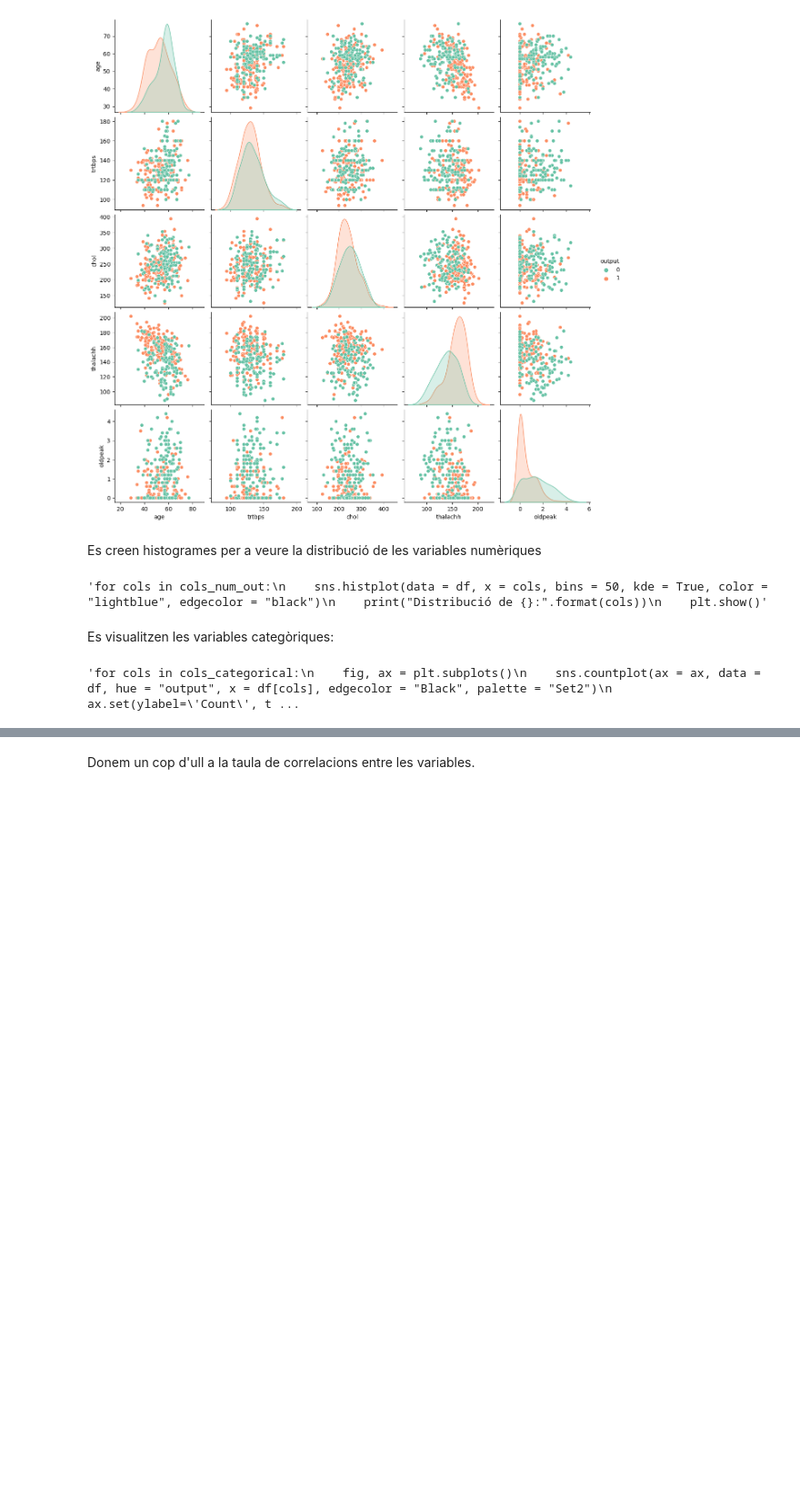
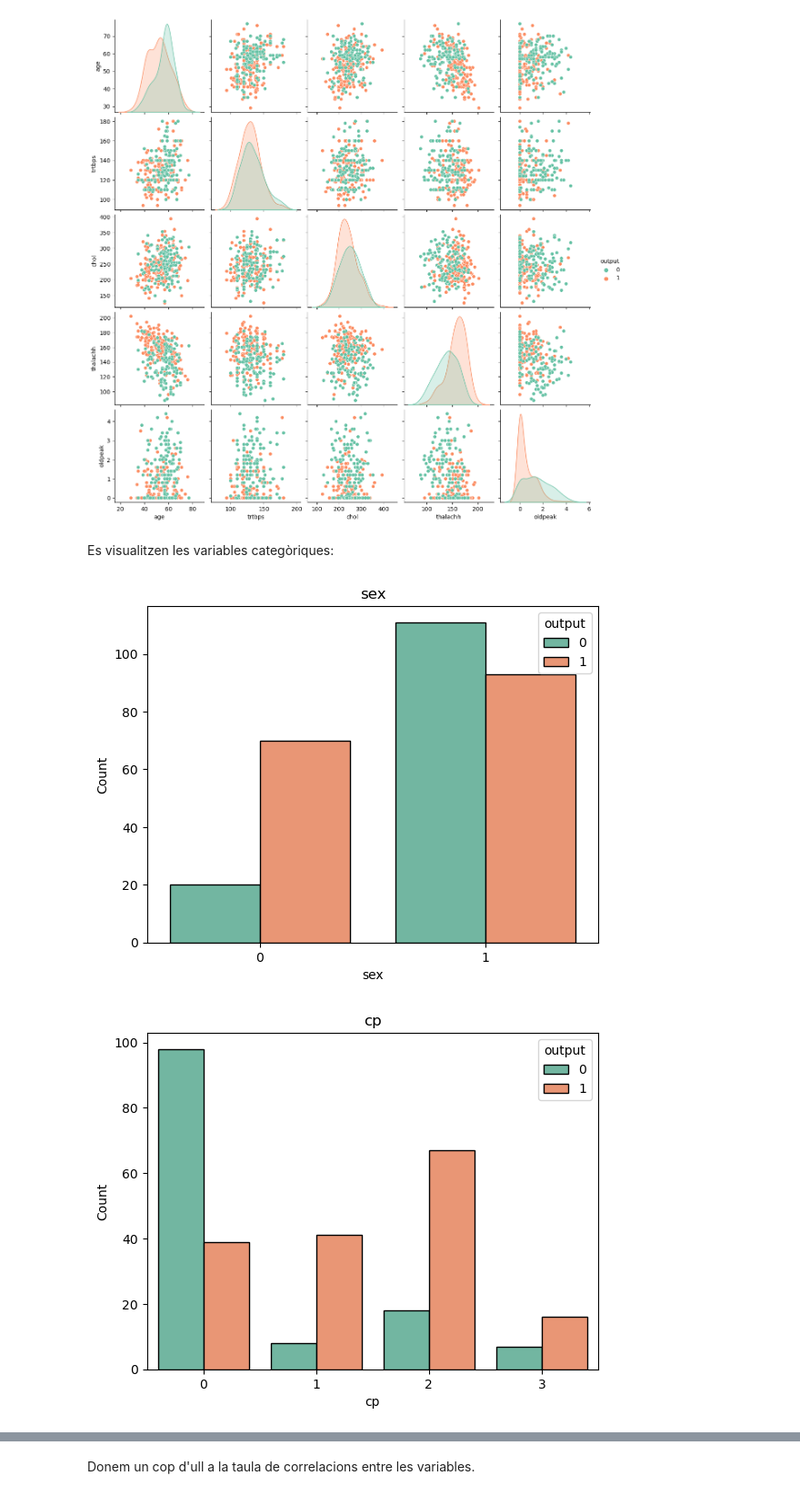
Before and after one commit to sercres/pra2_tipologia, a Jupyter notebook: code/pauconstans_screspia_PRA2.ipynb, the cells around one changed output, grey strips where cells are left out. Shown at 91% size. Saved outputs shown, nothing was run; the diff lists cells and outputs as text; code cells hidden in the pictures; blank space fills up the shorter version.

```diff
--- a/code/pauconstans_screspia_PRA2.ipynb
+++ b/code/pauconstans_screspia_PRA2.ipynb
@@ -368,21 +402,13 @@ sns.pairplot(df_numeric, diag_kind = "kde", hue = "output", palette = "Set2")
 plt.show()
 # %% [output]
 [figure]
-# %% [markdown]
-Es creen histogrames per a veure la distribució de les variables numèriques
-# %%
-'''for cols in cols_num_out:
-    sns.histplot(data = df, x = cols, bins = 50, kde = True, color = "lightblue", edgecolor = "black")
-    print("Distribució de {}:".format(cols))
-    plt.show()'''
-# %% [output]
-'for cols in cols_num_out:\n    sns.histplot(data = df, x = cols, bins = 50, kde = True, color = "lightblue", edgecolor = "black")\n    print("Distribució de {}:".format(cols))\n    plt.show()'
 # %% [markdown]
 Es visualitzen les variables categòriques:
 # %%
-'''for cols in cols_categorical:
+for cols in cols_categorical:
     fig, ax = plt.subplots()
     sns.countplot(ax = ax, data = df, hue = "output", x = df[cols], edgecolor = "Black", palette = "Set2")
-    ax.set(ylabel='Count', title=cols)'''
+    ax.set(ylabel='Count', title=cols)
 # %% [output]
-'for cols in cols_categorical:\n    fig, ax = plt.subplots()\n    sns.countplot(ax = ax, data = df, hue = "output", x = df[cols], edgecolor = "Black", palette = "Set2")\n    ax.set(ylabel=\'Count\', t ...
+[figure, added]
+[figure, added]
```
Also changed, not shown: parts of 24 cells of this notebook, 1 other file.
